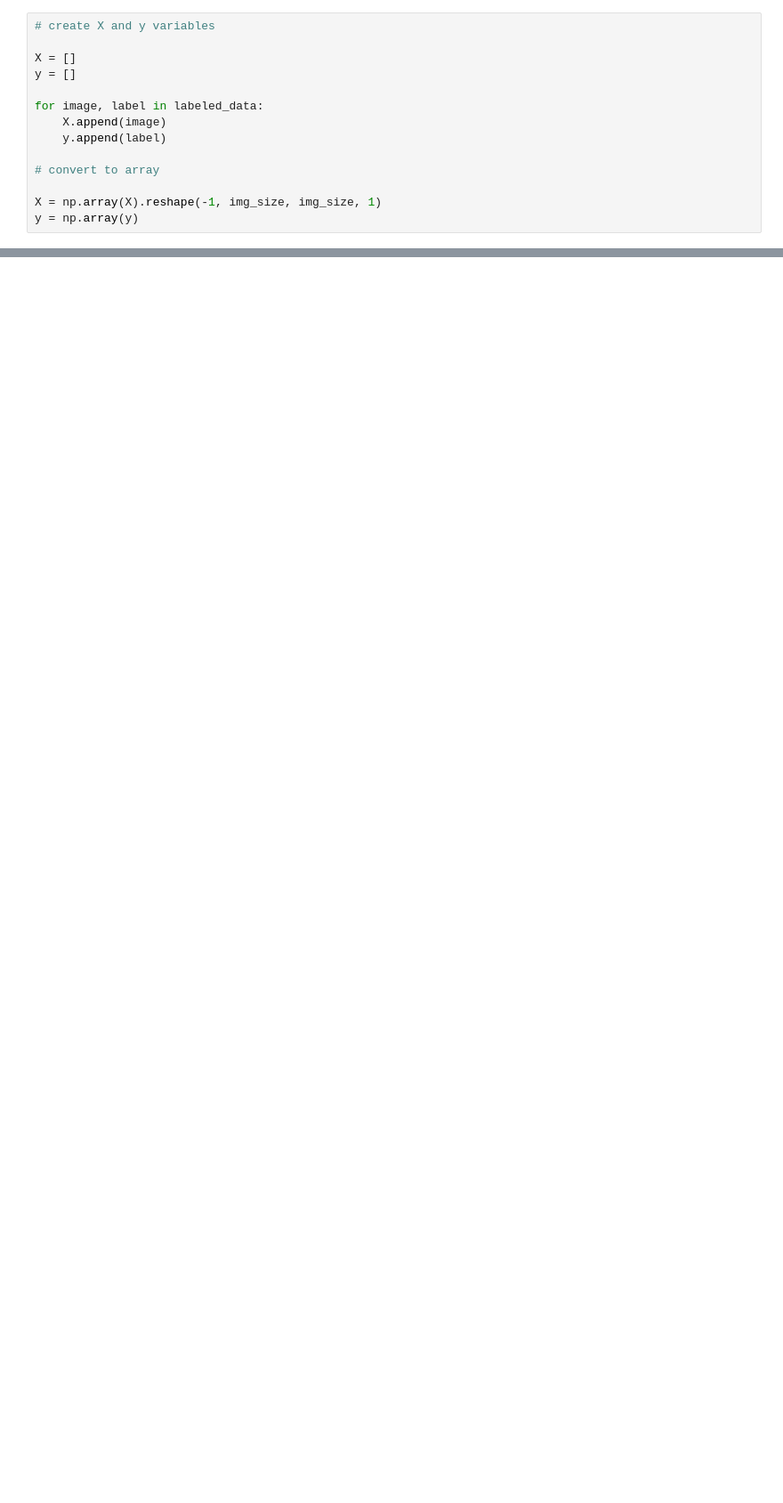
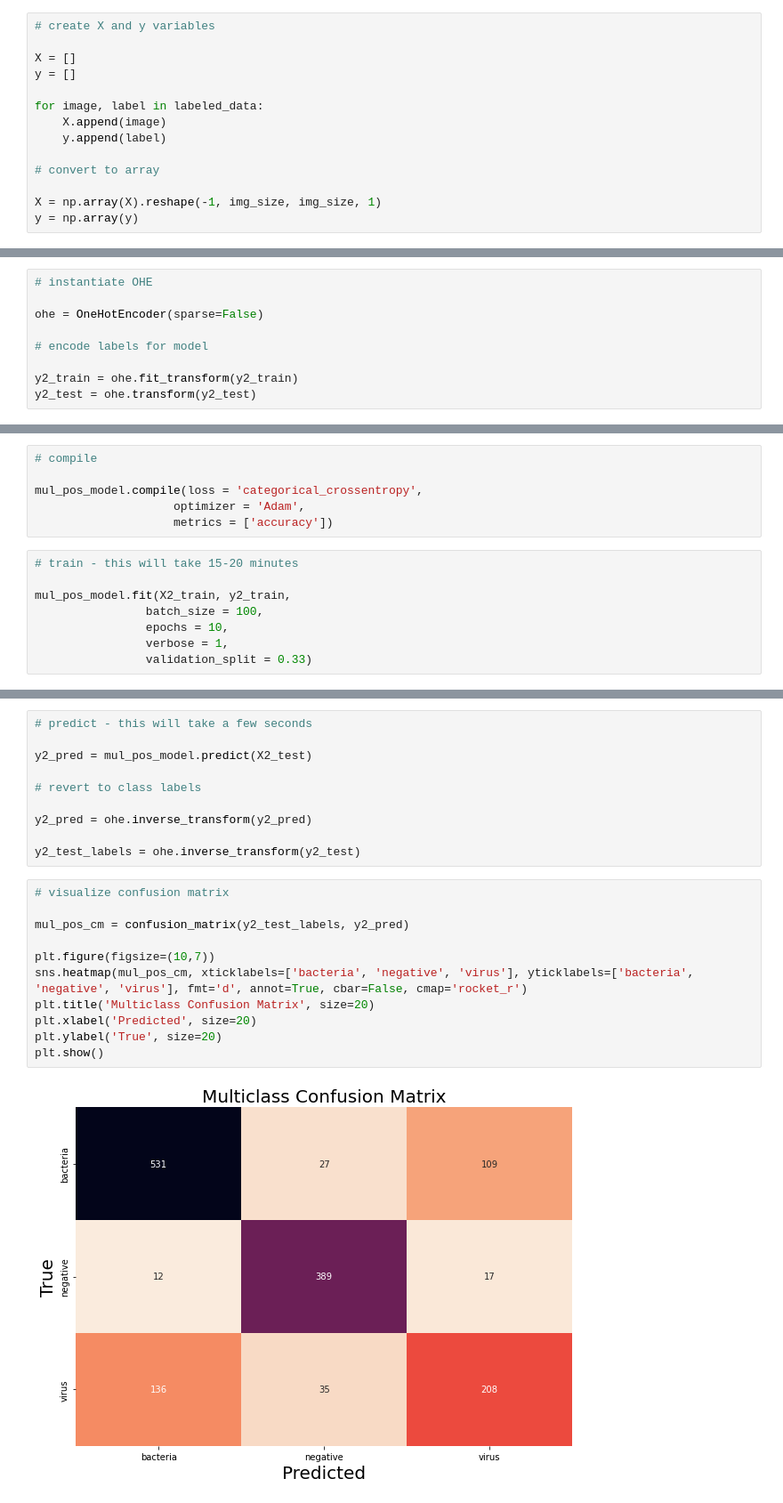
Before and after one commit to wbehrens92/BScapstone, a Jupyter notebook: PneumoniaClassificationCapstone.ipynb, the cells around one changed output, grey strips where cells are left out. Shown: that part at 89% size. Cells and saved outputs as stored; diff of their text form; blank space fills up the shorter version.

```diff
--- a/PneumoniaClassificationCapstone.ipynb
+++ b/PneumoniaClassificationCapstone.ipynb
@@ -168,0 +723,9 @@ KeyboardInterrupt:
+# %%
+# instantiate OHE
+
+ohe = OneHotEncoder(sparse=False)
+
+# encode labels for model
+
+y2_train = ohe.fit_transform(y2_train)
+y2_test = ohe.transform(y2_test)
@@ -168,0 +786,14 @@ KeyboardInterrupt:
+# %%
+# compile
+
+mul_pos_model.compile(loss = 'categorical_crossentropy',
+                    optimizer = 'Adam',
+                    metrics = ['accuracy'])
+# %%
+# train - this will take 15-20 minutes
+
+mul_pos_model.fit(X2_train, y2_train,
+                batch_size = 100,
+                epochs = 10,
+                verbose = 1,
+                validation_split = 0.33)
@@ -168,0 +834,23 @@ KeyboardInterrupt:
+# %%
+# predict - this will take a few seconds
+
+y2_pred = mul_pos_model.predict(X2_test)
+
+# revert to class labels
+
+y2_pred = ohe.inverse_transform(y2_pred)
+
+y2_test_labels = ohe.inverse_transform(y2_test)
+# %%
+# visualize confusion matrix
+
+mul_pos_cm = confusion_matrix(y2_test_labels, y2_pred)
+
+plt.figure(figsize=(10,7))
+sns.heatmap(mul_pos_cm, xticklabels=['bacteria', 'negative', 'virus'], yticklabels=['bacteria', 'negative', 'virus'], fmt='d', annot=True, cbar=False, cmap='rocket_r')
+plt.title('Multiclass Confusion Matrix', size=20)
+plt.xlabel('Predicted', size=20)
+plt.ylabel('True', size=20)
+plt.show()
+# %% [output]
+[figure, added]
```
Also changed, not shown: parts of 79 cells of this notebook.
